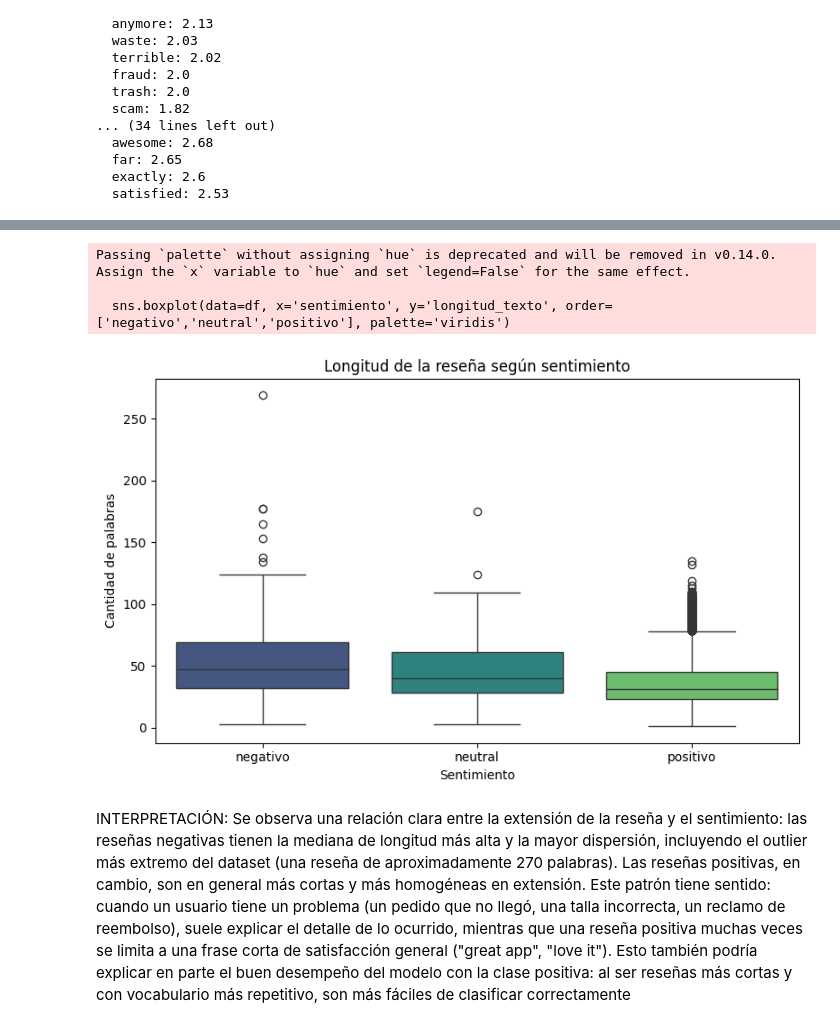
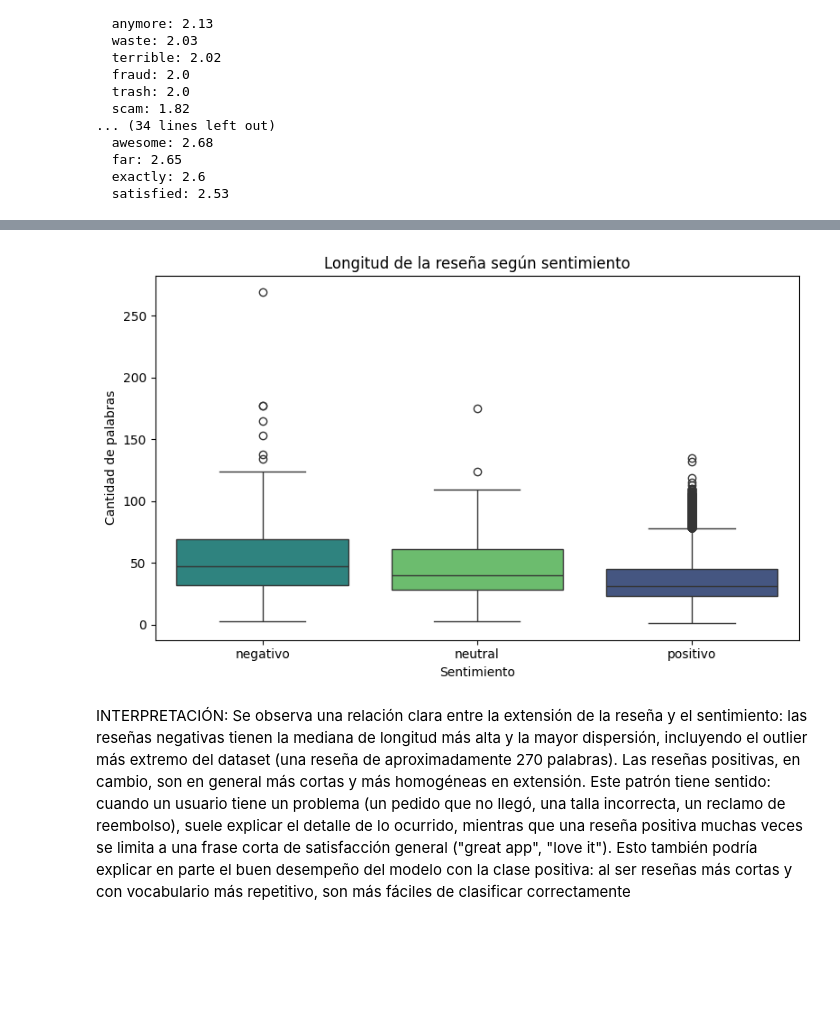
Before and after one commit to alejandraliebre08-lgtm/Analisis_Sentimientos_Shein, a Jupyter notebook: Análisis_Sentimientos_Shein.ipynb, the cells around one changed output, grey strips where cells are left out. Saved outputs shown, nothing was run; the diff lists cells and outputs as text; code cells hidden in the pictures; blank space fills up the shorter version.

```diff
--- a/Análisis_Sentimientos_Shein.ipynb
+++ b/Análisis_Sentimientos_Shein.ipynb
@@ -710,19 +706,16 @@ plt.show()
 # %%
 df['longitud_texto'] = df['content'].apply(lambda x: len(str(x).split()))
 
 plt.figure(figsize=(8,5))
-sns.boxplot(data=df, x='sentimiento', y='longitud_texto', order=['negativo','neutral','positivo'], palette='viridis')
+sns.boxplot(data=df, x='sentimiento', y='longitud_texto', hue= 'sentimiento', order=['negativo','neutral','positivo'], palette='viridis', legend=False)
 plt.title('Longitud de la reseña según sentimiento')
 plt.xlabel('Sentimiento')
 plt.ylabel('Cantidad de palabras')
 plt.tight_layout()
 plt.savefig('longitud_por_sentimiento.png', dpi=150)
 plt.show()
 # %% [output]
-Passing `palette` without assigning `hue` is deprecated and will be removed in v0.14.0. Assign the `x` variable to `hue` and set `legend=False` for the same effect.
-
-  sns.boxplot(data=df, x='sentimiento', y='longitud_texto', order=['negativo','neutral','positivo'], palette='viridis')
-[figure, old version]
+[figure, new version]
 # %% [markdown]
 INTERPRETACIÓN: Se observa una relación clara entre la extensión de la reseña y el sentimiento: las reseñas negativas tienen la mediana de longitud más alta y la mayor dispersión, incluyendo el outlier más extremo del dataset (una reseña de aproximadamente 270 palabras). Las reseñas positivas, en cambio, son en general más cortas y más homogéneas en extensión. Este patrón tiene sentido: cuando un usuario tiene un problema (un pedido que no llegó, una talla incorrecta, un reclamo de reembolso), suele explicar el detalle de lo ocurrido, mientras que una reseña positiva muchas veces se limita a una frase corta de satisfacción general ("great app", "love it"). Esto también podría explicar en parte el buen desempeño del modelo con la clase positiva: al ser reseñas más cortas y con vocabulario más repetitivo, son más fáciles de clasificar correctamente
 # %% [markdown]
```
Also changed, not shown: parts of 11 cells of this notebook.
